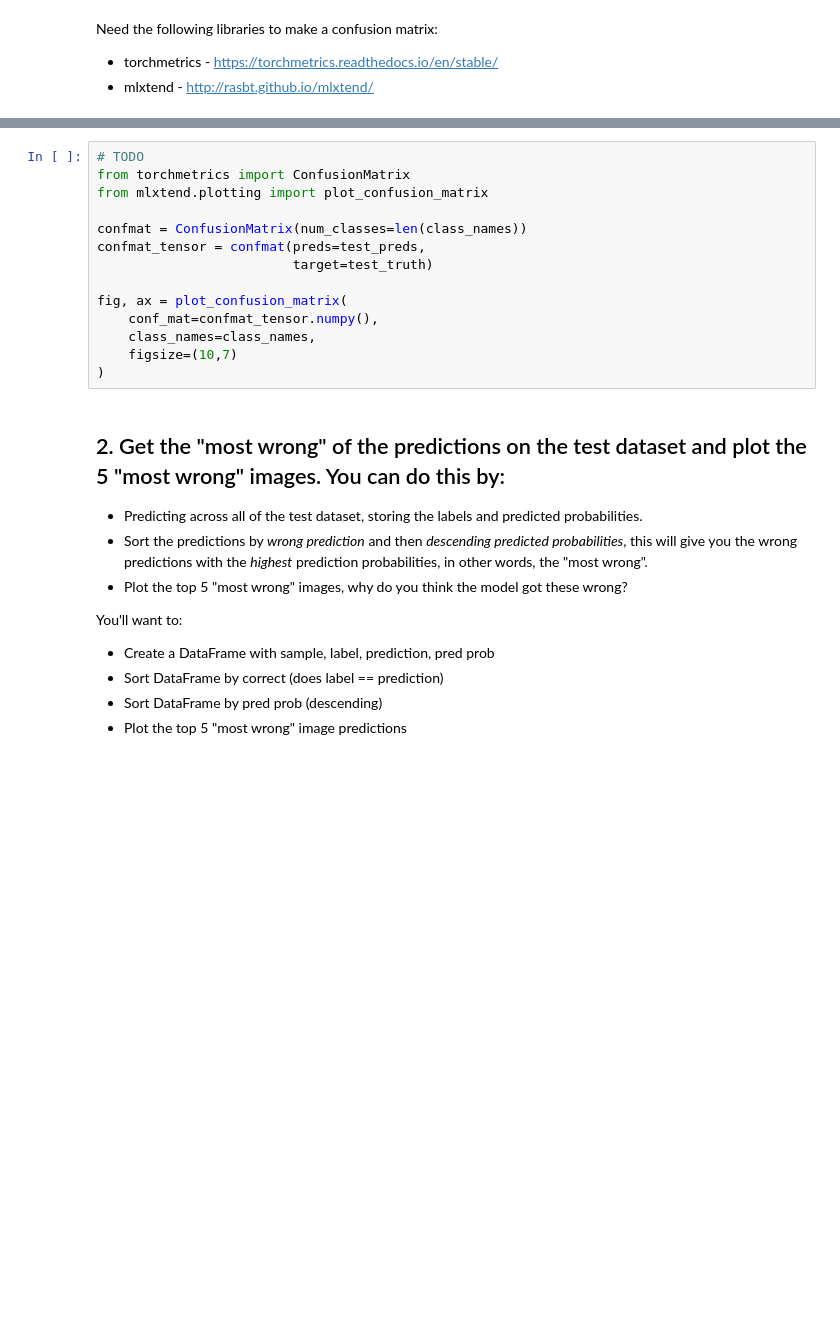
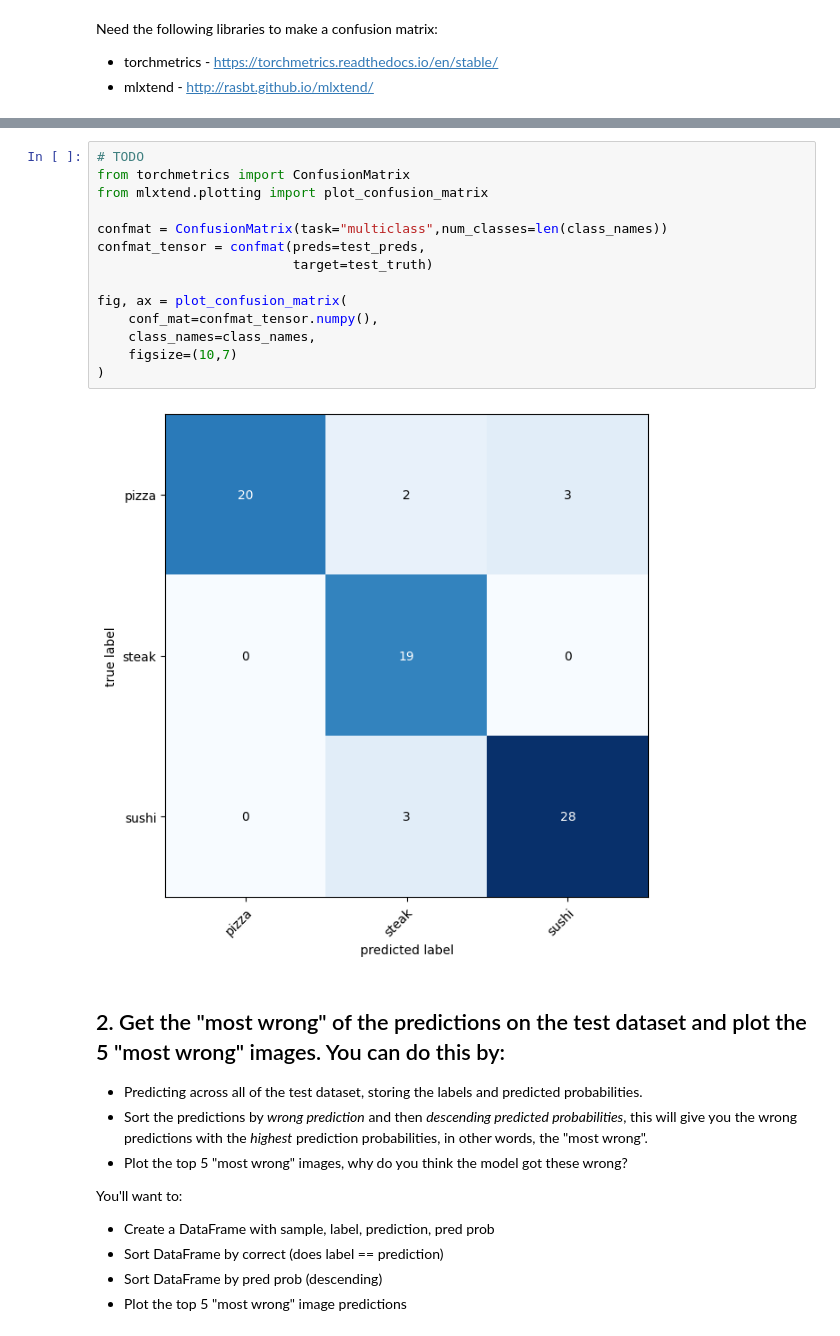
Before and after one commit to ganireddikumar/Assignment1, a Jupyter notebook: extras/exercises/06_pytorch_transfer_learning_exercises.ipynb, the cells around one changed output, grey strips where cells are left out. Drawn from its saved outputs; the diff is of its cells as text; blank space fills up the shorter version.

```diff
--- a/extras/exercises/06_pytorch_transfer_learning_exercises.ipynb
+++ b/extras/exercises/06_pytorch_transfer_learning_exercises.ipynb
@@ -245,17 +257,19 @@ assert int(mlxtend.__version__.split(".")[1]) >= 19 # should be version 0.19.0 o
 # %%
 # TODO
 from torchmetrics import ConfusionMatrix
 from mlxtend.plotting import plot_confusion_matrix
 
-confmat = ConfusionMatrix(num_classes=len(class_names))
+confmat = ConfusionMatrix(task="multiclass",num_classes=len(class_names))
 confmat_tensor = confmat(preds=test_preds,
                          target=test_truth)
 
 fig, ax = plot_confusion_matrix(
     conf_mat=confmat_tensor.numpy(),
     class_names=class_names,
     figsize=(10,7)
 )
+# %% [output]
+[figure, added]
 # %% [markdown]
 ## 2. Get the "most wrong" of the predictions on the test dataset and plot the 5 "most wrong" images. You can do this by:
 * Predicting across all of the test dataset, storing the labels and predicted probabilities.
```
Also changed, not shown: parts of 20 cells of this notebook.
